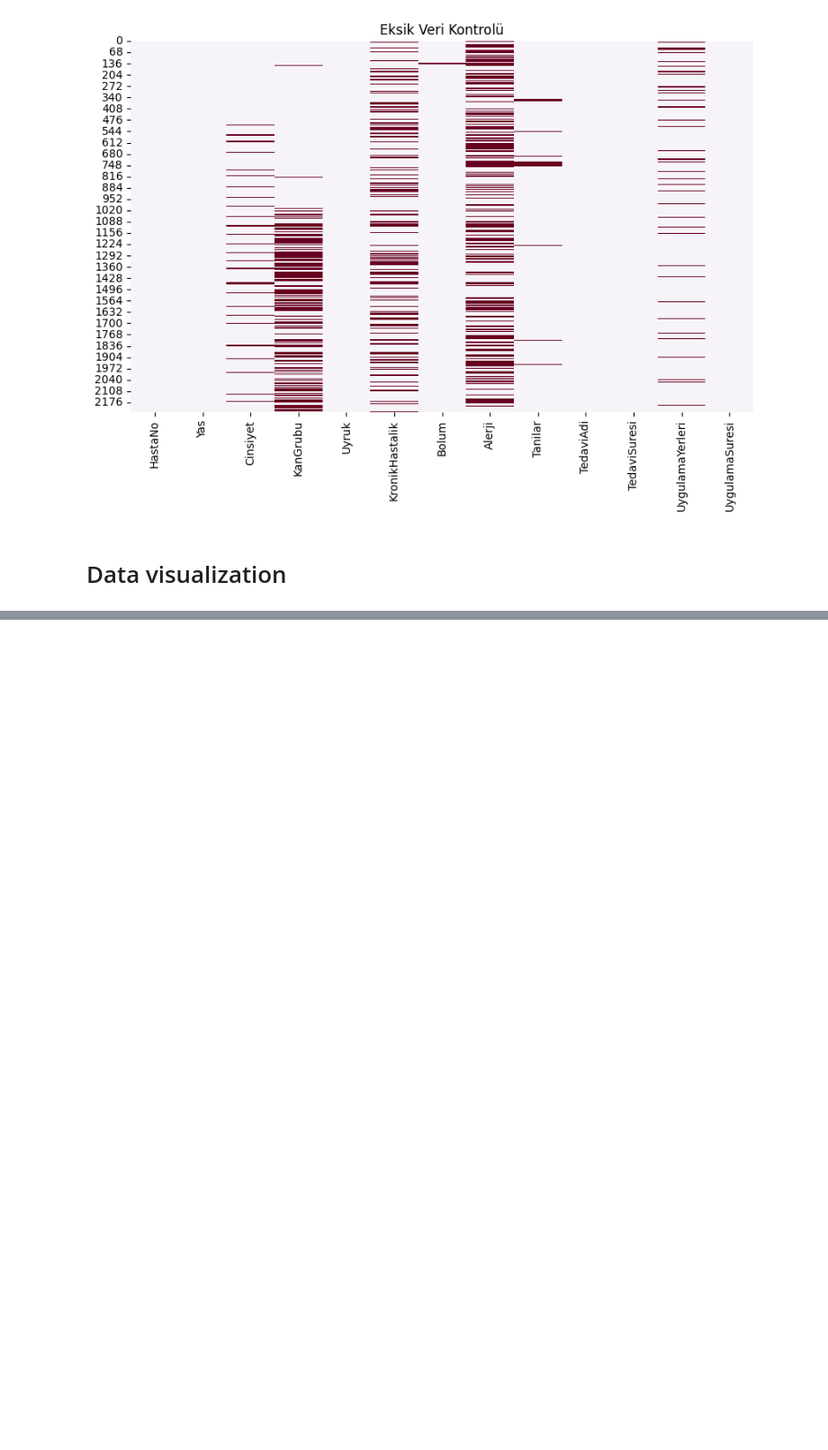
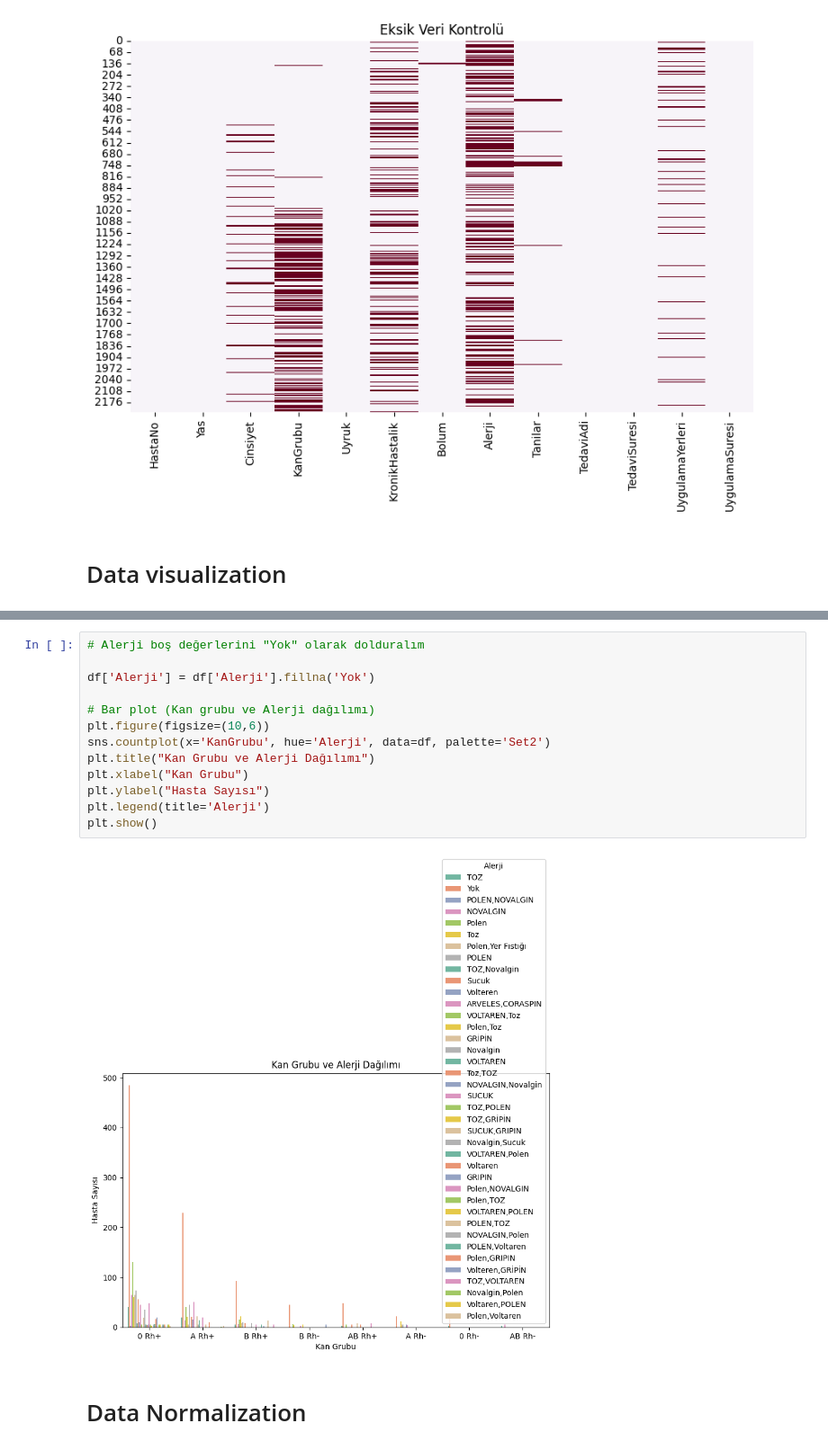
Before and after one commit to zeynepcicen/Pusula_Zeynep_Cicen, a Jupyter notebook: pusula_EDA.ipynb, the cells around one changed output, grey strips where cells are left out. Shown at 90% size. Saved outputs shown, nothing was run; the diff lists cells and outputs as text; blank space fills up the shorter version.

```diff
--- a/pusula_EDA.ipynb
+++ b/pusula_EDA.ipynb
@@ -214,0 +223,17 @@ plt.show()
+# %%
+# Alerji boş değerlerini "Yok" olarak dolduralım
+
+df['Alerji'] = df['Alerji'].fillna('Yok')
+
+# Bar plot (Kan grubu ve Alerji dağılımı)
+plt.figure(figsize=(10,6))
+sns.countplot(x='KanGrubu', hue='Alerji', data=df, palette='Set2')
+plt.title("Kan Grubu ve Alerji Dağılımı")
+plt.xlabel("Kan Grubu")
+plt.ylabel("Hasta Sayısı")
+plt.legend(title='Alerji')
+plt.show()
+# %% [output]
+[figure, added]
+# %% [markdown]
+# Data Normalization
```
Also changed, not shown: parts of 8 cells of this notebook.
